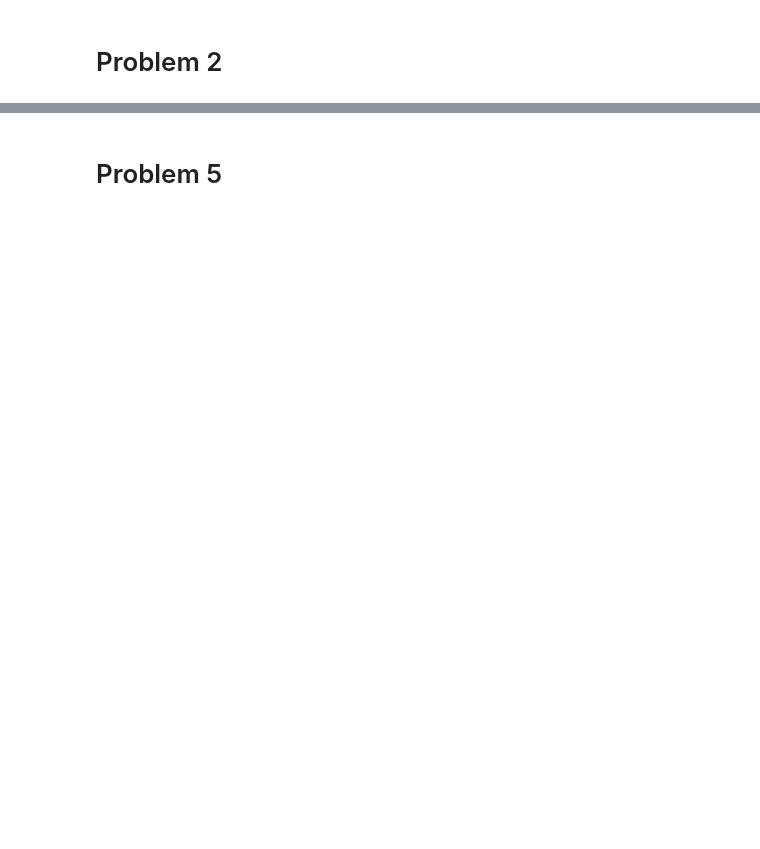
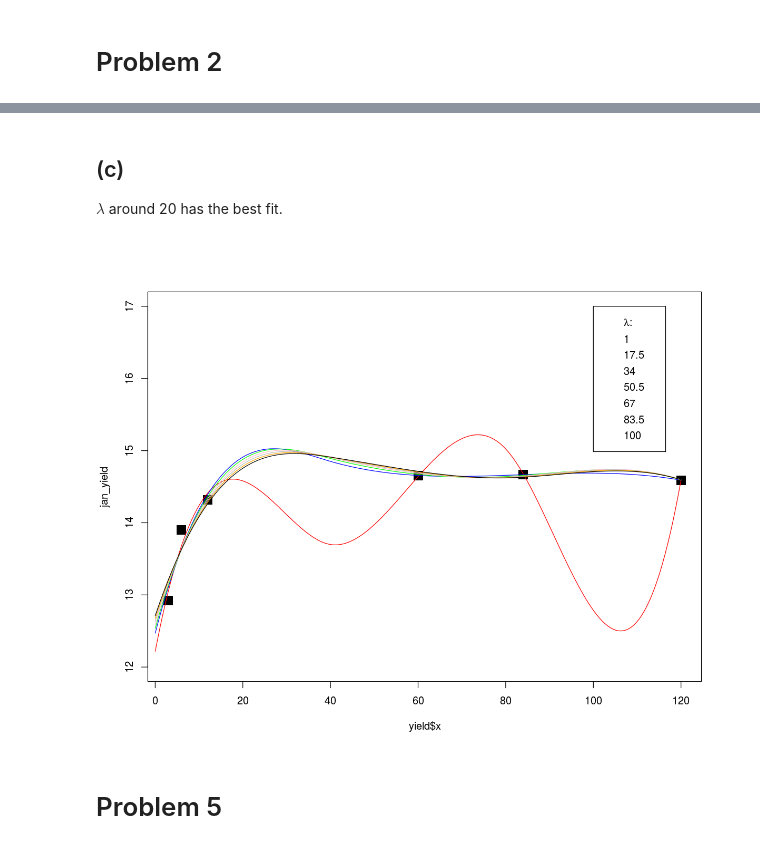
Before and after one commit to mmottahedi/STAT597, a Jupyter notebook: HW/HW1/hw1.ipynb, the cells around one changed output, grey strips where cells are left out. Saved outputs shown, nothing was run; the diff lists cells and outputs as text; code cells hidden in the pictures; blank space fills up the shorter version.

```diff
--- a/HW/HW1/hw1.ipynb
+++ b/HW/HW1/hw1.ipynb
@@ -169,2 +198,22 @@ $\int_0^T [L(x)(t)]^2 dt = \int_0^T \sum \omega^5 (j^2 -1)^2 [ b^2 sin^2(\omega
+# %% [markdown]
+## (c)
+
+$\lambda$ around 20 has the best fit.
+# %%
+bs.basis <- create.bspline.basis(rangeval=c(0, 120), nbasis=6)
+lfd2 <- int2Lfd(2)
+
+plot(yield$x, jan_yield, ylim=c(12,17), pch=15, cex=2)
+for(i in 1:7 ){
+    lambdas = seq(1,100, length.out = 7)
+    color = c('red', 'blue', 'green', 'pink', 'gray', 'orange', 'black')
+    Par <- fdPar(bs.basis, Lfdobj = lfd2, lambda = lambdas[i])
+    yield.penalized.smooth <- smooth.basis(jan_yield, argvals=yield$x,  fdParobj=Par)
+    lines(yield.penalized.smooth$fd, col=color[i], )
+}
+
+legend(100, 17, c(expression(paste(lambda,':')), round(lambdas,2)))
+# %% [output]
+[figure, added]
 # %% [markdown]
 # Problem 5
```
Also changed, not shown: parts of 21 cells of this notebook, 2 other files.
